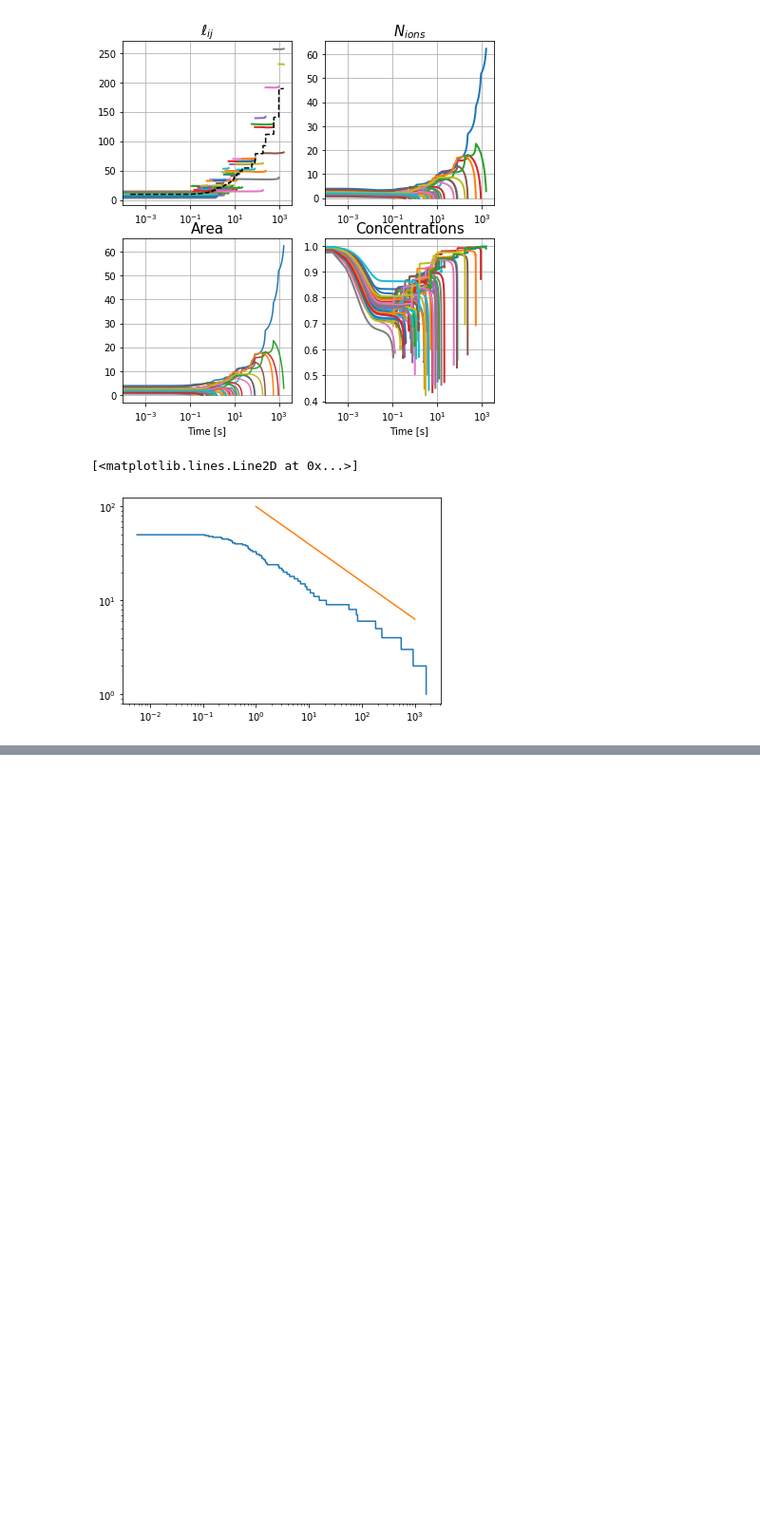
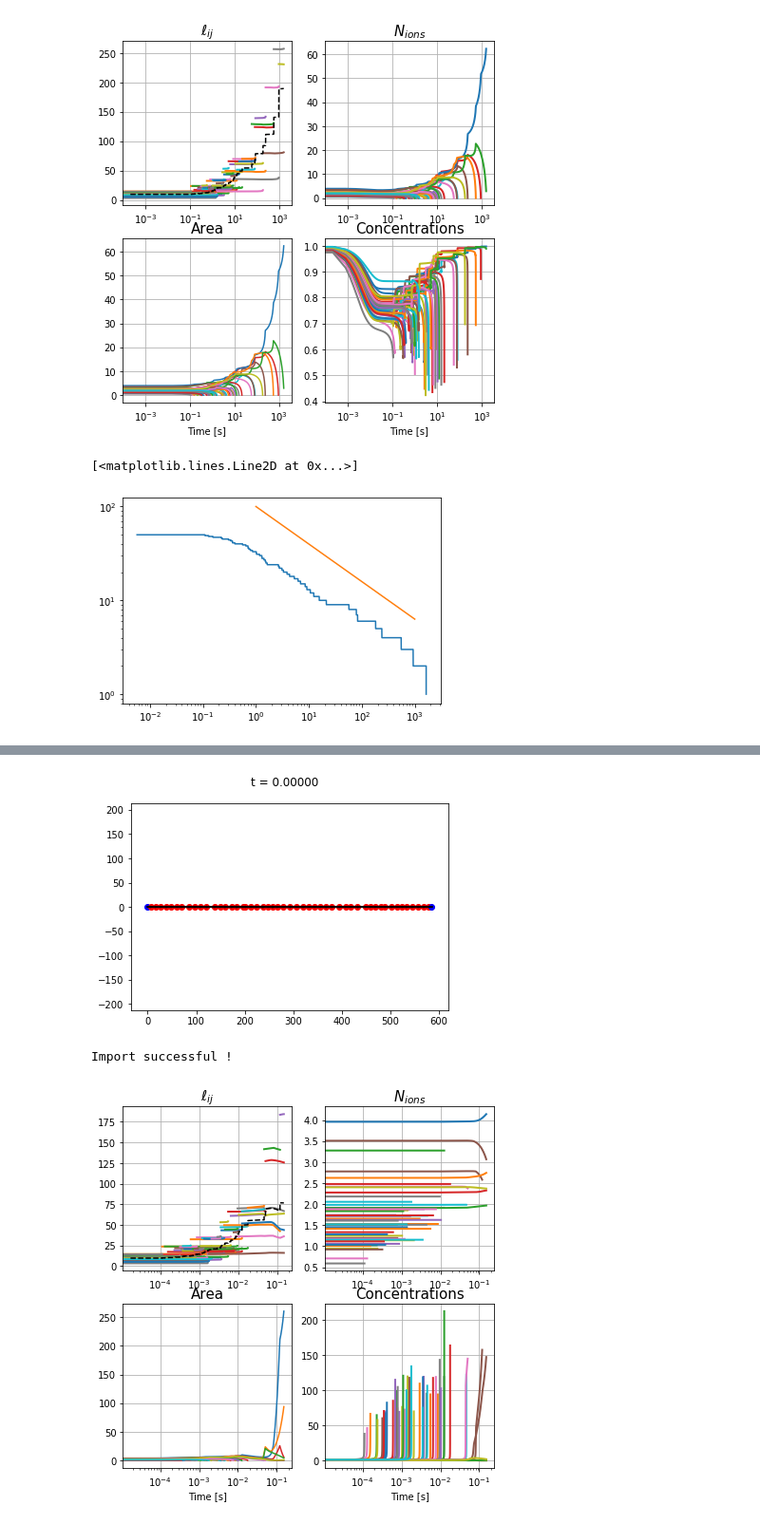
Before and after one commit to VirtualEmbryo/hydroosmotic_chain, a Jupyter notebook: _notebook/tests.ipynb, the cells around one changed output, grey strips where cells are left out. Shown at 95% size. Saved outputs shown, nothing was run; the diff lists cells and outputs as text; code cells hidden in the pictures; blank space fills up the shorter version.

```diff
--- a/_notebook/tests.ipynb
+++ b/_notebook/tests.ipynb
@@ -427,0 +433,21 @@ plt.show()
+# %%
+subdir = 'osmotic/N100/largetau/chis5_chiv50_taus/run0000'
+conf, ch = chain.load_config(os.path.join(main_dir, subdir, 'config.conf'))
+#print(ch)
+x = np.linspace(0., ch.total_length, 1001)
+tools.plot_profile(x, ch)
+
+ell = tools.load_brfile(os.path.join(main_dir, subdir, 'sim_bridges.dat'))
+
+x_log = 1
+
+if ch.lumen_type == 'hydroosmotic' :
+    L, nions, pos = tools.load_file(os.path.join(main_dir, subdir, 'sim_all.dat'), hydroosmotic=True)
+    tools.plot_evolution(L, nions, ell, x_logscale=x_log)
+else :
+    L, pos = tools.load_file(os.path.join(main_dir, subdir, 'sim_all.dat'), hydroosmotic=False)
+    tools.plot_evolution_hydraulic(L, ell, x_logscale=x_log)
+# %% [output]
+[figure, added]
+Import successful !
+[figure, added]
```
Also changed, not shown: parts of 12 cells of this notebook, 4 other files.
